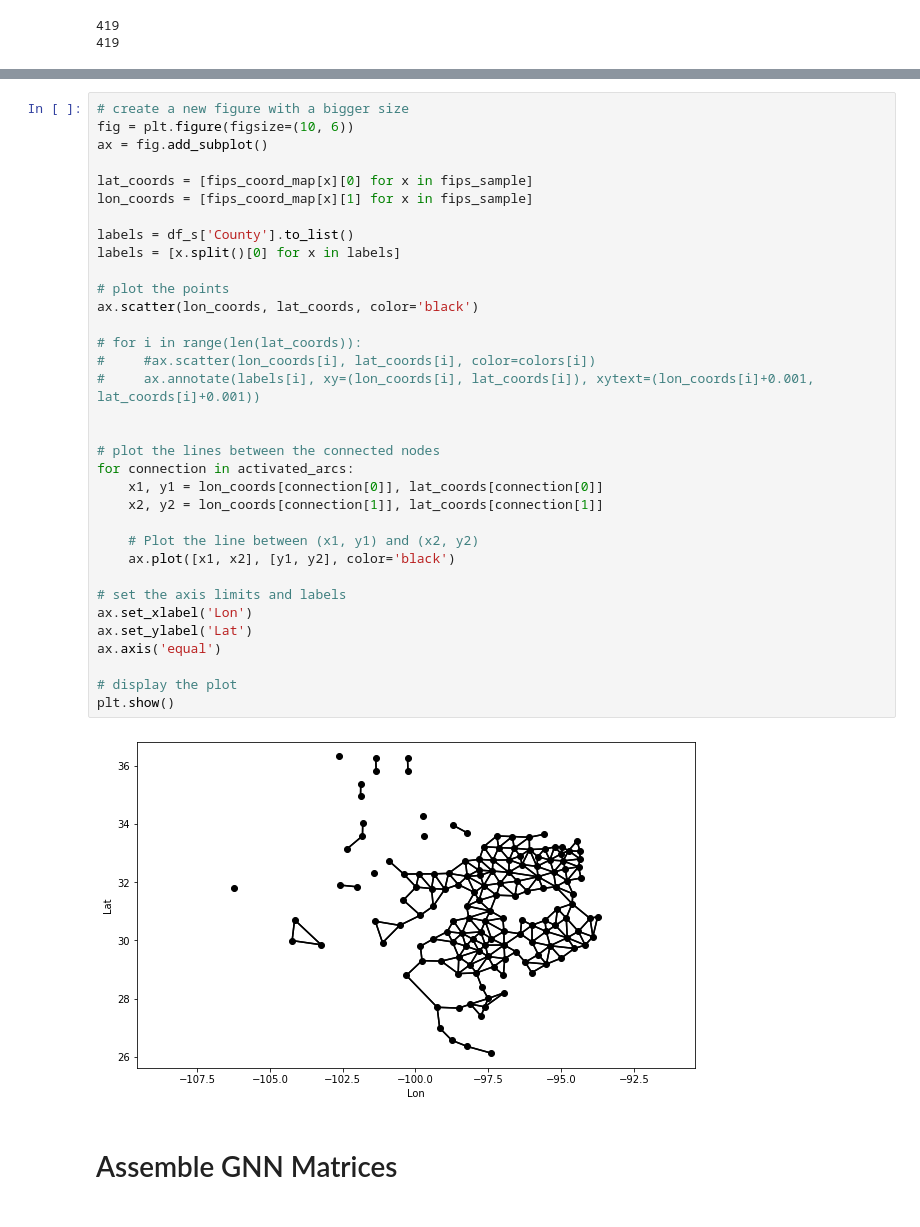
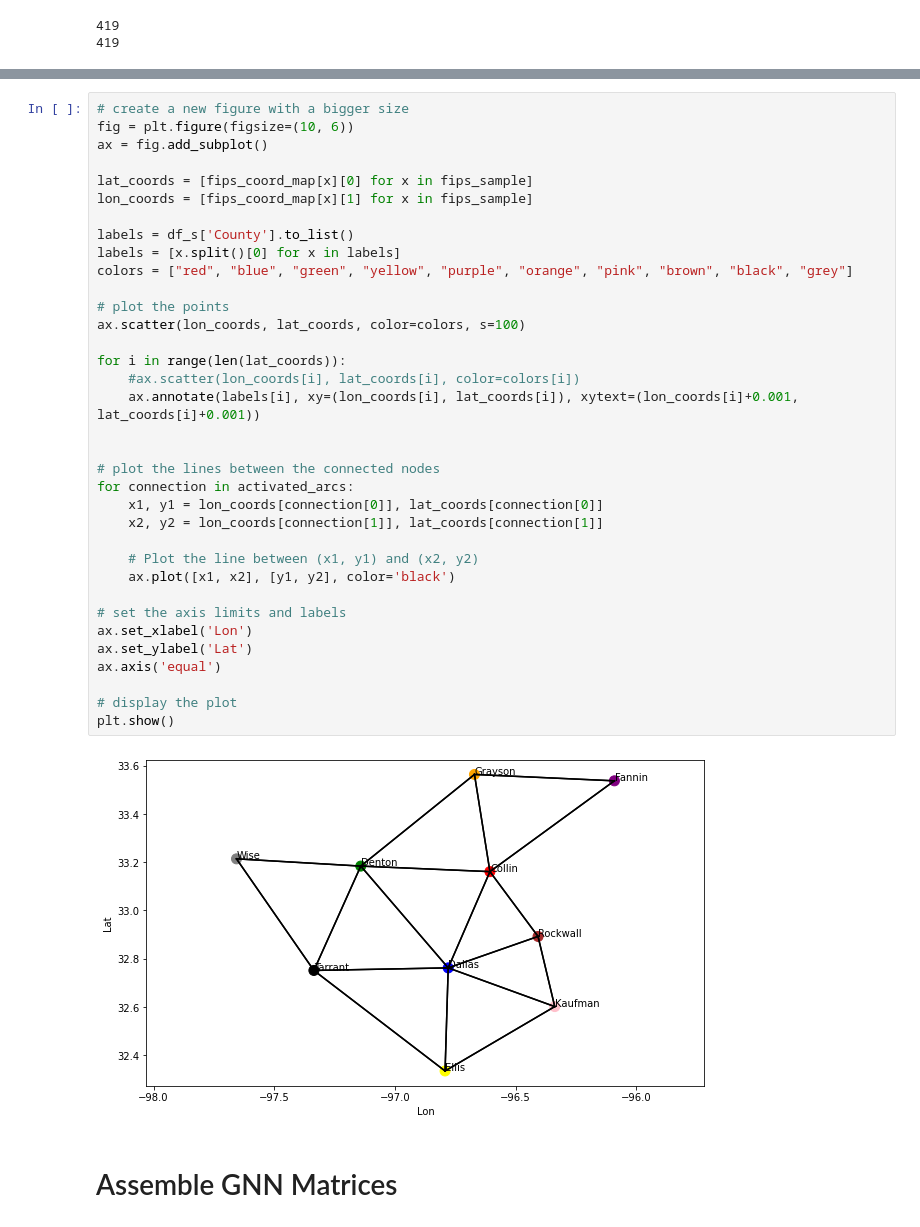
Before and after one commit to shakesy94/ev_adoption_ml, a Jupyter notebook: GNN_Data_Prep.ipynb, the cells around one changed output, grey strips where cells are left out. Drawn from its saved outputs; the diff is of its cells as text.

```diff
--- a/GNN_Data_Prep.ipynb
+++ b/GNN_Data_Prep.ipynb
@@ -313,38 +331,39 @@ activated_arcs
 # create a new figure with a bigger size
 fig = plt.figure(figsize=(10, 6))
 ax = fig.add_subplot()
 
 lat_coords = [fips_coord_map[x][0] for x in fips_sample]
 lon_coords = [fips_coord_map[x][1] for x in fips_sample]
 
 labels = df_s['County'].to_list()
 labels = [x.split()[0] for x in labels]
+colors = ["red", "blue", "green", "yellow", "purple", "orange", "pink", "brown", "black", "grey"]
 
 # plot the points
-ax.scatter(lon_coords, lat_coords, color='black')
+ax.scatter(lon_coords, lat_coords, color=colors, s=100)
 
-# for i in range(len(lat_coords)):
-#     #ax.scatter(lon_coords[i], lat_coords[i], color=colors[i])
-#     ax.annotate(labels[i], xy=(lon_coords[i], lat_coords[i]), xytext=(lon_coords[i]+0.001, lat_coords[i]+0.001))
+for i in range(len(lat_coords)):
+    #ax.scatter(lon_coords[i], lat_coords[i], color=colors[i])
+    ax.annotate(labels[i], xy=(lon_coords[i], lat_coords[i]), xytext=(lon_coords[i]+0.001, lat_coords[i]+0.001))
 
 
 # plot the lines between the connected nodes
 for connection in activated_arcs:
     x1, y1 = lon_coords[connection[0]], lat_coords[connection[0]]
     x2, y2 = lon_coords[connection[1]], lat_coords[connection[1]]
 
     # Plot the line between (x1, y1) and (x2, y2)
     ax.plot([x1, x2], [y1, y2], color='black')
 
 # set the axis limits and labels
 ax.set_xlabel('Lon')
 ax.set_ylabel('Lat')
 ax.axis('equal')
 
 # display the plot
 plt.show()
 # %% [output]
-[figure, old version]
+[figure, new version]
 # %% [markdown]
 # Assemble GNN Matrices
 # %%
```
Also changed, not shown: parts of 8 cells of this notebook, 5 other files.
